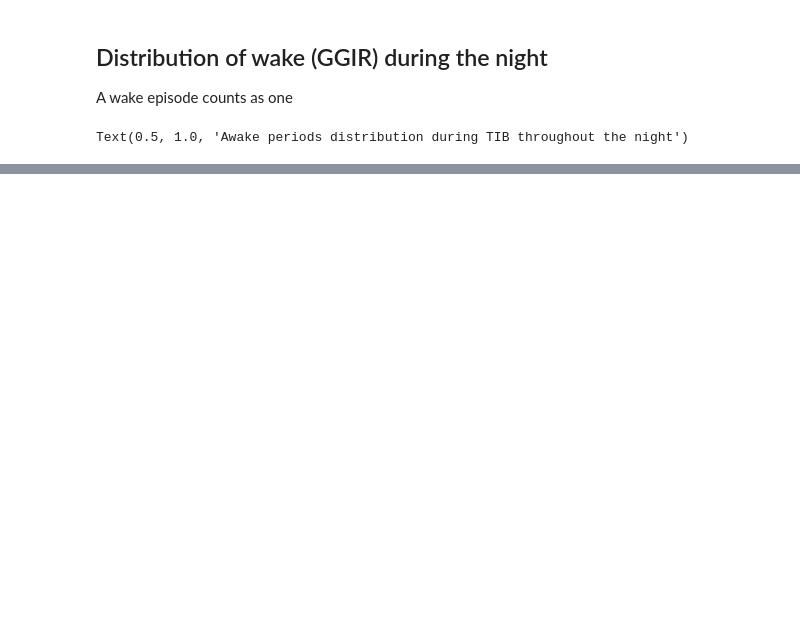
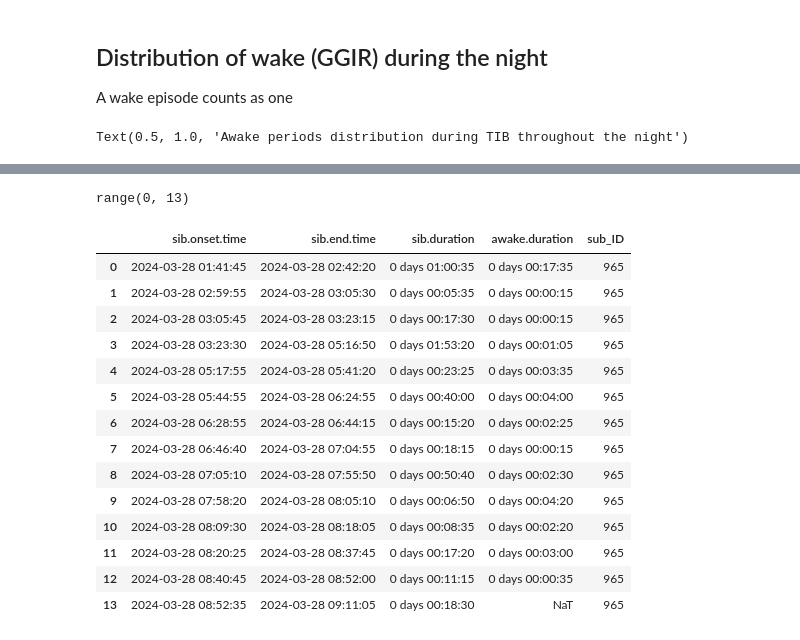
Before and after one commit to marcellosicbaldi/Every-Move-You-Make, a Jupyter notebook: src/notebook_bursts.ipynb, the cells around one changed output, grey strips where cells are left out. Drawn from its saved outputs; the diff is of its cells as text; code cells hidden in the pictures; blank space fills up the shorter version.

```diff
--- a/src/notebook_bursts.ipynb
+++ b/src/notebook_bursts.ipynb
@@ -783,0 +1225,27 @@ Text(0.5, 1.0, 'Bursts distribution throughout the night')
+# %%
+limbs_comb_groupby_sleep_all_subjects_together = limbs_comb_groupby_sleep.groupby(["sub_ID", "part"]).sum()
+data1 = []
+data2 = []
+
+# normalize to sleep duration
+
+for sub in subjects:
+    limbs_comb_groupby_sleep_all_subjects_together.loc[sub, "First Half"] /= (sleep_time_part1[sub].total_seconds() / 3600)
+    data1.append(limbs_comb_groupby_sleep_all_subjects_together.loc[sub, "First Half"])
+    limbs_comb_groupby_sleep_all_subjects_together.loc[sub, "Second Half"] /= (sleep_time_part2[sub].total_seconds() / 3600)
+    data2.append(limbs_comb_groupby_sleep_all_subjects_together.loc[sub, "Second Half"])
+
+plt.figure(figsize=(12, 6))
+ax = sns.boxplot(data = limbs_comb_groupby_sleep_all_subjects_together.reset_index(), x = "part", y = "Count", palette = "Set2")
+sns.stripplot(data = limbs_comb_groupby_sleep_all_subjects_together.reset_index(), x = "part", y = "Count", palette = "tab10", size = 12, alpha = 0.9,
+              edgecolor = "black", linewidth = 1)
+
+plt.xticks(fontsize = 32)
+plt.ylabel("Number of bursts / sleep duration")
+# Insert the asterisc for significant differences
+x1, x2 = 0, 1   # columns 'Sat' and 'Sun' (first column: 0, see plt.xticks())
+y, h, col = limbs_comb_groupby_sleep_all_subjects_together["Count"].max() + 1.5, 1.5, 'k'
+plt.plot([x1, x1, x2, x2], [y, y+h, y+h, y], lw=1.5, c=col)
+plt.text((x1+x2)*.5, y+h, "p < 0.05", ha='center', va='bottom', color=col, fontsize = 19)
+# plt.text((x1+x2)*.5, y+h, "**", ha='center', va='bottom', color=col, fontsize = 31)
+plt.ylim(5, y+h+5)
@@ -818,8 +1330,8 @@ diary_TIB = {
     "965": [pd.Timestamp('2024-03-28 01:22:00'), pd.Timestamp('2024-03-28 09:22:00')], # 965 OK
 }
 # %%
-part2_outputFolder = "/Volumes/Untitled/rehab/GGIR/GGIR_output_TIB/output_lw_data/meta/ms2.out/"
-part3_outputFolder = "/Volumes/Untitled/rehab/GGIR/GGIR_output_TIB/output_lw_data/meta/ms3.out/"
+part2_outputFolder = "/Volumes/Untitled/rehab/GGIR/GGIR_output_lw_TIB/output_lw_data/meta/ms2.out/"
+part3_outputFolder = "/Volumes/Untitled/rehab/GGIR/GGIR_output_lw_TIB/output_lw_data/meta/ms3.out/"
 subjects = ["158", "098", "633", "279", "906", "547", "971", "958", "815"]
 
 SIB_GGIR = {sub: pyreadr.read_r(part3_outputFolder + "LW_" + sub + ".CWA.RData")['sib.cla.sum'][["sib.onset.time", "sib.end.time"]] for sub in subjects}
@@ -878,0 +1688,33 @@ Text(0.5, 1.0, 'Awake periods distribution during TIB throughout the night')
+# %%
+SIB_965 = SIB["965"]
+
+plt.figure()
+for i, row in SIB_965.iterrows():
+    plt.axvspan(row["sib.onset.time"], row["sib.end.time"], color = "red", alpha = 0.5)
+
+# plot  awake
+# plt.figure()
+for i in range(len(SIB_965)-1):
+    plt.axvspan(SIB_965["sib.end.time"].iloc[i], SIB_965["sib.onset.time"].iloc[i+1], color = "green", alpha = 0.5)
+# %%
+range(len(SIB_965) - 1)
+# %% [output]
+range(0, 13)
+# %%
+SIB_965
+# %% [output]
+|  | sib.onset.time | sib.end.time | sib.duration | awake.duration | sub_ID |
+| 0 | 2024-03-28 01:41:45 | 2024-03-28 02:42:20 | 0 days 01:00:35 | 0 days 00:17:35 | 965 |
+| 1 | 2024-03-28 02:59:55 | 2024-03-28 03:05:30 | 0 days 00:05:35 | 0 days 00:00:15 | 965 |
+| 2 | 2024-03-28 03:05:45 | 2024-03-28 03:23:15 | 0 days 00:17:30 | 0 days 00:00:15 | 965 |
+| 3 | 2024-03-28 03:23:30 | 2024-03-28 05:16:50 | 0 days 01:53:20 | 0 days 00:01:05 | 965 |
+| 4 | 2024-03-28 05:17:55 | 2024-03-28 05:41:20 | 0 days 00:23:25 | 0 days 00:03:35 | 965 |
+| 5 | 2024-03-28 05:44:55 | 2024-03-28 06:24:55 | 0 days 00:40:00 | 0 days 00:04:00 | 965 |
+| 6 | 2024-03-28 06:28:55 | 2024-03-28 06:44:15 | 0 days 00:15:20 | 0 days 00:02:25 | 965 |
+| 7 | 2024-03-28 06:46:40 | 2024-03-28 07:04:55 | 0 days 00:18:15 | 0 days 00:00:15 | 965 |
+| 8 | 2024-03-28 07:05:10 | 2024-03-28 07:55:50 | 0 days 00:50:40 | 0 days 00:02:30 | 965 |
+| 9 | 2024-03-28 07:58:20 | 2024-03-28 08:05:10 | 0 days 00:06:50 | 0 days 00:04:20 | 965 |
+| 10 | 2024-03-28 08:09:30 | 2024-03-28 08:18:05 | 0 days 00:08:35 | 0 days 00:02:20 | 965 |
+| 11 | 2024-03-28 08:20:25 | 2024-03-28 08:37:45 | 0 days 00:17:20 | 0 days 00:03:00 | 965 |
+| 12 | 2024-03-28 08:40:45 | 2024-03-28 08:52:00 | 0 days 00:11:15 | 0 days 00:00:35 | 965 |
+| 13 | 2024-03-28 08:52:35 | 2024-03-28 09:11:05 | 0 days 00:18:30 | NaT | 965 |
```
Also changed, not shown: parts of 64 cells of this notebook, 39 other files.
